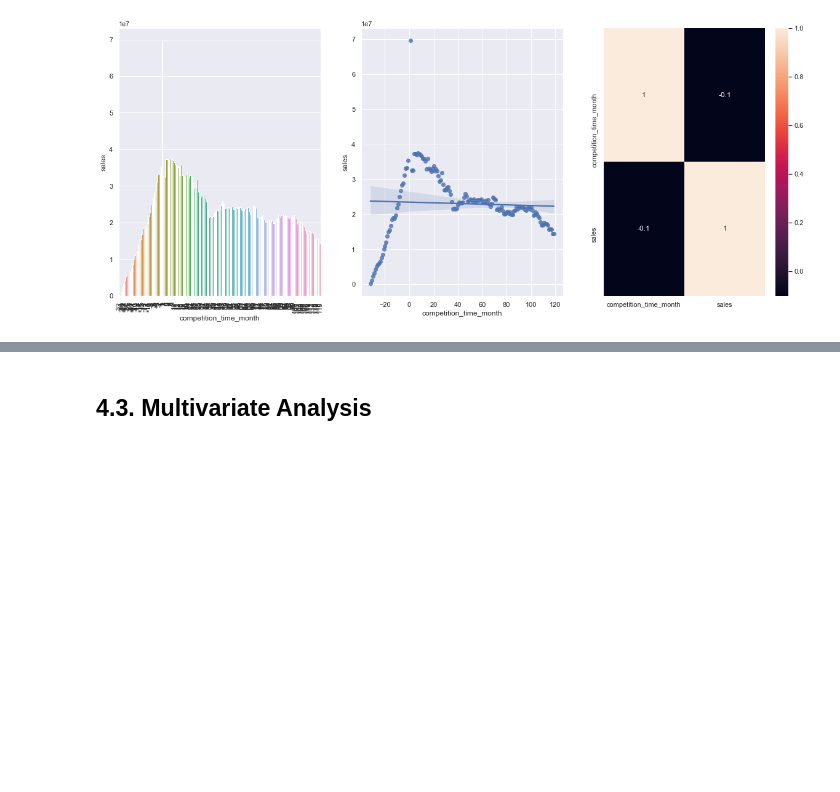
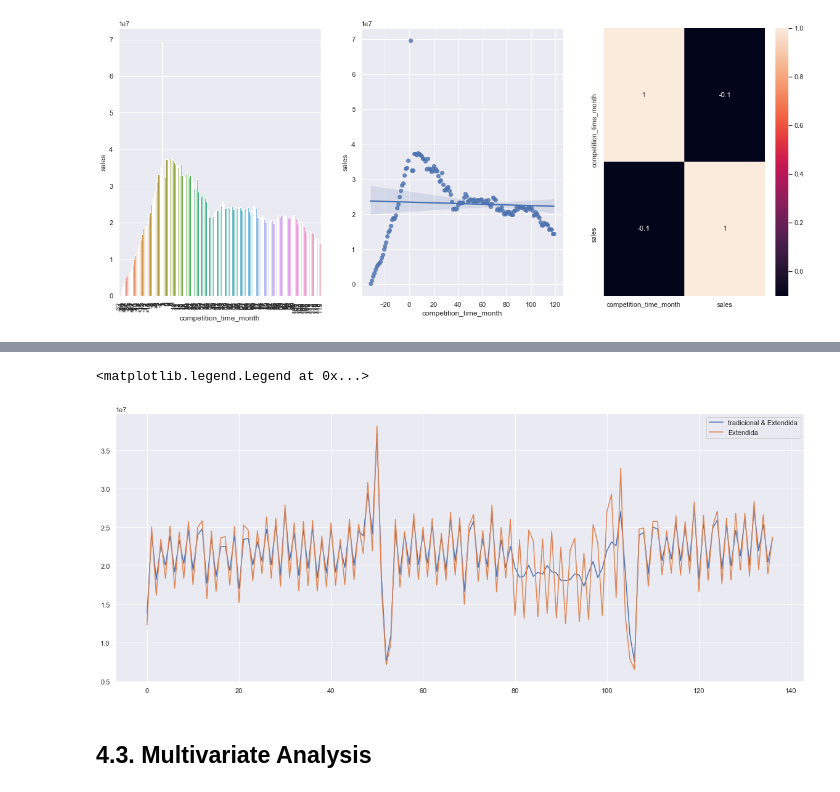
Before and after one commit to bruno-san/DataScience-Em-Producao, a Jupyter notebook: m04_v01_store_sales_prediction.ipynb, the cells around one changed output, grey strips where cells are left out. Saved outputs shown, nothing was run; the diff lists cells and outputs as text; code cells hidden in the pictures; blank space fills up the shorter version.

```diff
--- a/m04_v01_store_sales_prediction.ipynb
+++ b/m04_v01_store_sales_prediction.ipynb
@@ -626,2 +689,15 @@ sns.heatmap( aux3_1.corr(method='pearson'), annot=True)
+# %%
+# Check stores sales in time with respect to promo and promo2
+aux6_1 = df4[ (df4['promo']) == 1 & ( df4['promo2'] == 1)][['year_week', 'sales']].groupby( 'year_week' ).sum().reset_index()
+ax = aux6_1.plot(figsize=(20,8))
+
+# Only stores with promo2
+aux6_2 = df4[ (df4['promo']) == 1 & ( df4['promo2'] == 0)][['year_week', 'sales']].groupby( 'year_week' ).sum().reset_index()
+aux6_2.plot( ax=ax)
+
+ax.legend( labels=['tradicional & Extendida', 'Extendida'])
+# %% [output]
+<matplotlib.legend.Legend at 0x...>
+[figure, added]
 # %% [markdown]
 ## 4.3. Multivariate Analysis
```
Also changed, not shown: parts of 10 cells of this notebook.
